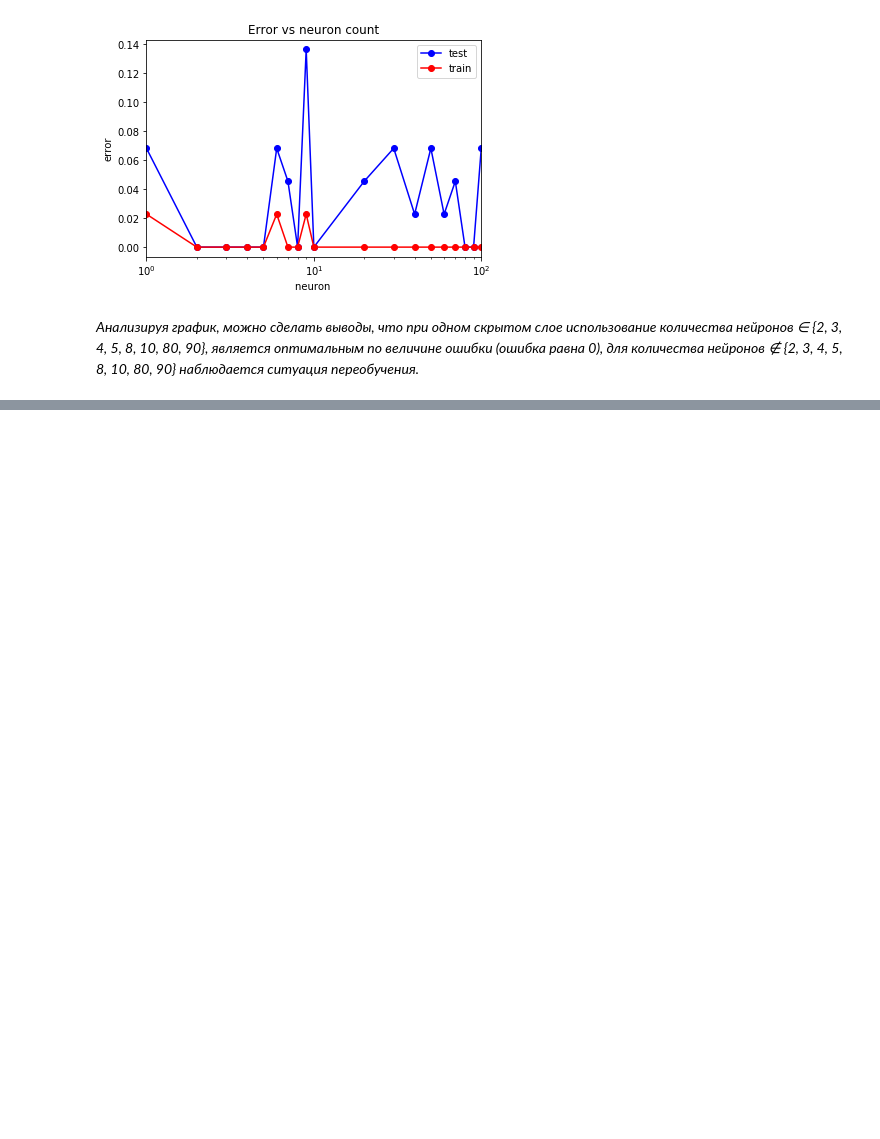
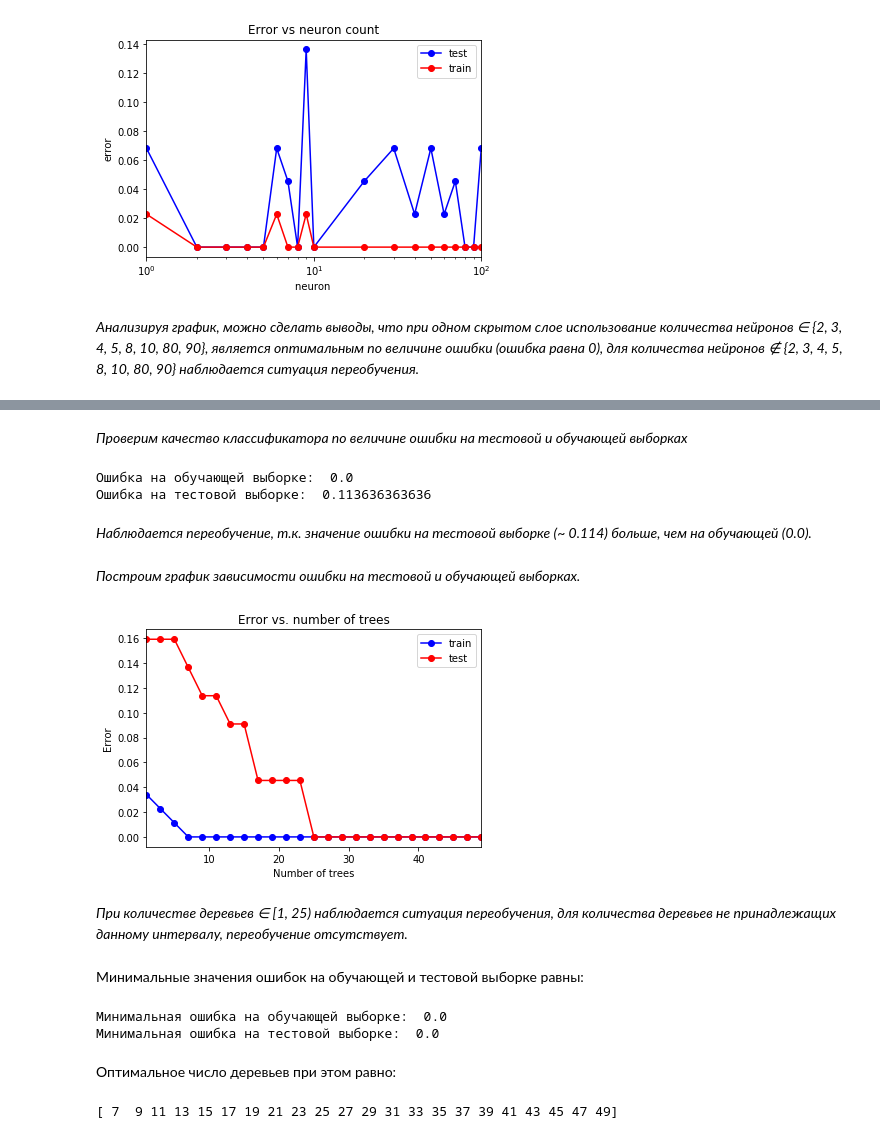
Before and after one commit to andreymarchenko/Machine-Learning-and-Data-Mining-Home-Works, a Jupyter notebook: March Madness Forecasts - Men & Women's.ipynb, the cells around one changed output, grey strips where cells are left out. Drawn from its saved outputs; the diff is of its cells as text; code cells hidden in the pictures; blank space fills up the shorter version.

```diff
--- a/March Madness Forecasts - Men & Women's.ipynb
+++ b/March Madness Forecasts - Men & Women's.ipynb
@@ -834,0 +1069,3 @@ pass
+# %%
+gbt = ensemble.GradientBoostingClassifier(n_estimators = 10)
+gbt.fit(X_train, y_train)
@@ -834,0 +1081,58 @@ pass
+# %% [markdown]
+*Проверим качество классификатора по величине ошибки на тестовой и обучающей выборках*
+# %%
+err_train = np.mean(y_train != gbt.predict(X_train))
+err_test  = np.mean(y_test  != gbt.predict(X_test))
+
+print("Ошибка на обучающей выборке: ", err_train)
+print("Ошибка на тестовой выборке: ", err_test)
+# %% [output]
+Ошибка на обучающей выборке:  0.0
+Ошибка на тестовой выборке:  0.113636363636
+# %% [markdown]
+*Наблюдается переобучение, т.к. значение ошибки на тестовой выборке (~ 0.114) больше, чем на обучающей (0.0).*
+# %% [markdown]
+*Построим график зависимости ошибки на тестовой и обучающей выборках.*
+# %%
+tree_arr = np.arange(1, 50, 2)
+test_err = []
+train_err = []
+for tree in tree_arr:
+    gbt = ensemble.GradientBoostingClassifier(n_estimators = tree)
+    gbt.fit(X_train, y_train)
+
+    y_train_pred = gbt.predict(X_train)
+    y_test_pred = gbt.predict(X_test)
+    train_err.append(np.mean(y_train != y_train_pred))
+    test_err.append(np.mean(y_test != y_test_pred))
+# %%
+plt.plot(tree_arr, train_err, 'b-o', label = 'train')
+plt.plot(tree_arr, test_err, 'r-o', label = 'test')
+plt.xlim([np.min(tree_arr), np.max(tree_arr)])
+plt.title('Error vs. number of trees')
+plt.xlabel('Number of trees')
+plt.ylabel('Error')
+plt.legend()
+pass
+# %% [output]
+[figure, added]
+# %% [markdown]
+*При количестве деревьев ∈ [1, 25) наблюдается ситуация переобучения, для количества деревьев не принадлежащих данному интервалу, переобучение отсутствует.*
+# %% [markdown]
+Минимальные значения ошибок на обучающей и тестовой выборке равны:
+# %%
+min_train_err = np.min(train_err)
+min_test_err = np.min(test_err)
+
+print("Минимальная ошибка на обучающей выборке: ", min_train_err)
+print("Минимальная ошибка на тестовой выборке: ", min_test_err)
+# %% [output]
+Минимальная ошибка на обучающей выборке:  0.0
+Минимальная ошибка на тестовой выборке:  0.0
+# %% [markdown]
+Оптимальное число деревьев при этом равно:
+# %%
+trees_opt = tree_arr[test_err == min_test_err]
+print(trees_opt)
+# %% [output]
+[ 7  9 11 13 15 17 19 21 23 25 27 29 31 33 35 37 39 41 43 45 47 49]
```
Also changed, not shown: parts of 56 cells of this notebook.
